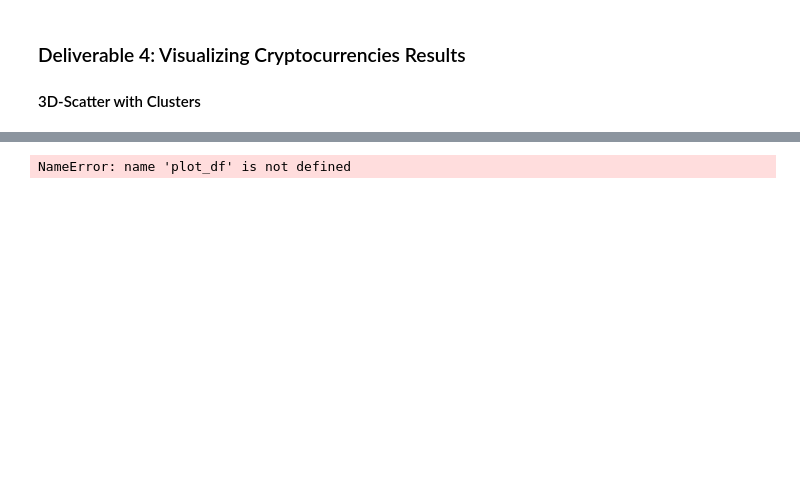
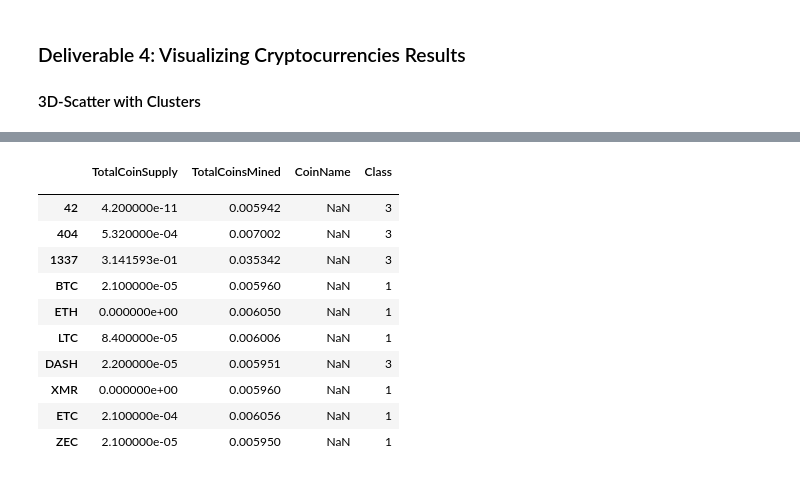
Before and after one commit to Michaelfr22/Cryptocurrencies, a Jupyter notebook: crypto_clustering.ipynb, the cells around one changed output, grey strips where cells are left out. Drawn from its saved outputs; the diff is of its cells as text; code cells hidden in the pictures; blank space fills up the shorter version.

Commit message:
Deliverable 4: Visualizing Cryptocurrency Results

```diff
--- a/crypto_clustering.ipynb
+++ b/crypto_clustering.ipynb
@@ -281,3 +302,4 @@ crypto_clustered_df.head(10)
 # %%
 # Scaling data to create the scatter plot with tradable cryptocurrencies.
-# YOUR CODE HERE
+crypto_scaled = MinMaxScaler().fit_transform(crypto_clustered_df[['TotalCoinSupply', 'TotalCoinsMined']])
+crypto_scaled
@@ -284,15 +314,29 @@ crypto_clustered_df.head(10)
 # %%
 # Create a new DataFrame that has the scaled data with the clustered_df DataFrame index.
-# YOUR CODE HERE
+new_crypto_scaled = pd.DataFrame(
+    data = crypto_scaled,
+    columns = ['TotalCoinSupply', 'TotalCoinsMined'],
+    index = crypto_clustered_df.index)
 
 # Add the "CoinName" column from the clustered_df DataFrame to the new DataFrame.
-# YOUR CODE HERE
+new_crypto_scaled['CoinName'] = crypto_clustered_df['CoinName']
 
 # Add the "Class" column from the clustered_df DataFrame to the new DataFrame.
-# YOUR CODE HERE
+new_crypto_scaled['Class'] = crypto_clustered_df['Class']
 
-plot_df.head(10)
+new_crypto_scaled.head(10)
 # %% [output]
-NameError: name 'plot_df' is not defined
+|  | TotalCoinSupply | TotalCoinsMined | CoinName | Class |
+|  |  |  |  |  |
+| 42 | 4.200000e-11 | 0.005942 | NaN | 3 |
+| 404 | 5.320000e-04 | 0.007002 | NaN | 3 |
+| 1337 | 3.141593e-01 | 0.035342 | NaN | 3 |
+| BTC | 2.100000e-05 | 0.005960 | NaN | 1 |
+| ETH | 0.000000e+00 | 0.006050 | NaN | 1 |
+| LTC | 8.400000e-05 | 0.006006 | NaN | 1 |
+| DASH | 2.200000e-05 | 0.005951 | NaN | 3 |
+| XMR | 0.000000e+00 | 0.005960 | NaN | 1 |
+| ETC | 2.100000e-04 | 0.006056 | NaN | 1 |
+| ZEC | 2.100000e-05 | 0.005950 | NaN | 1 |
 # %%
 # Create a hvplot.scatter plot using x="TotalCoinsMined" and y="TotalCoinSupply".
```
Also changed, not shown: parts of 12 cells of this notebook.
